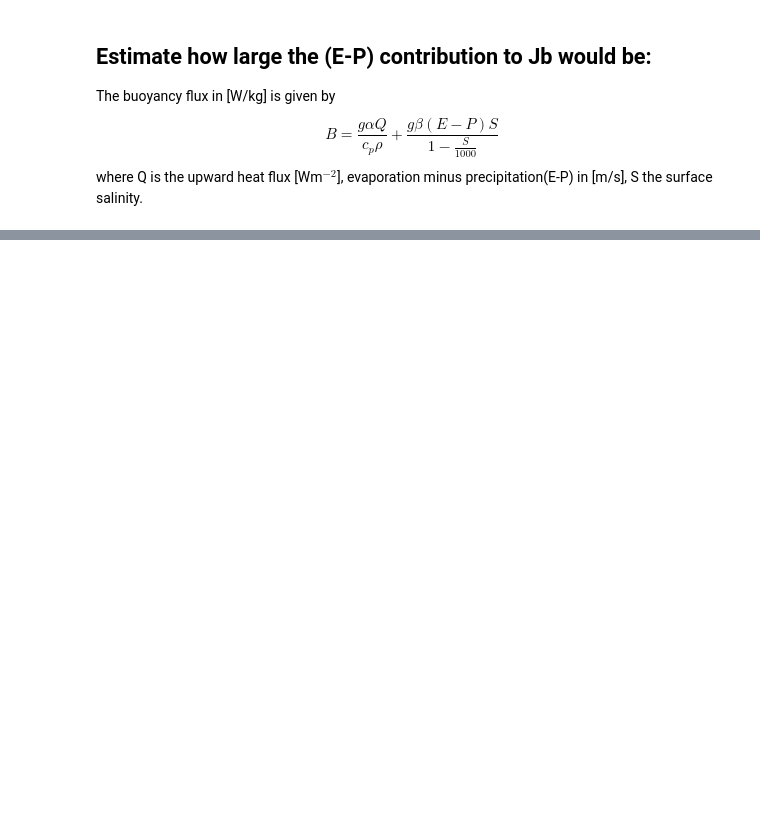
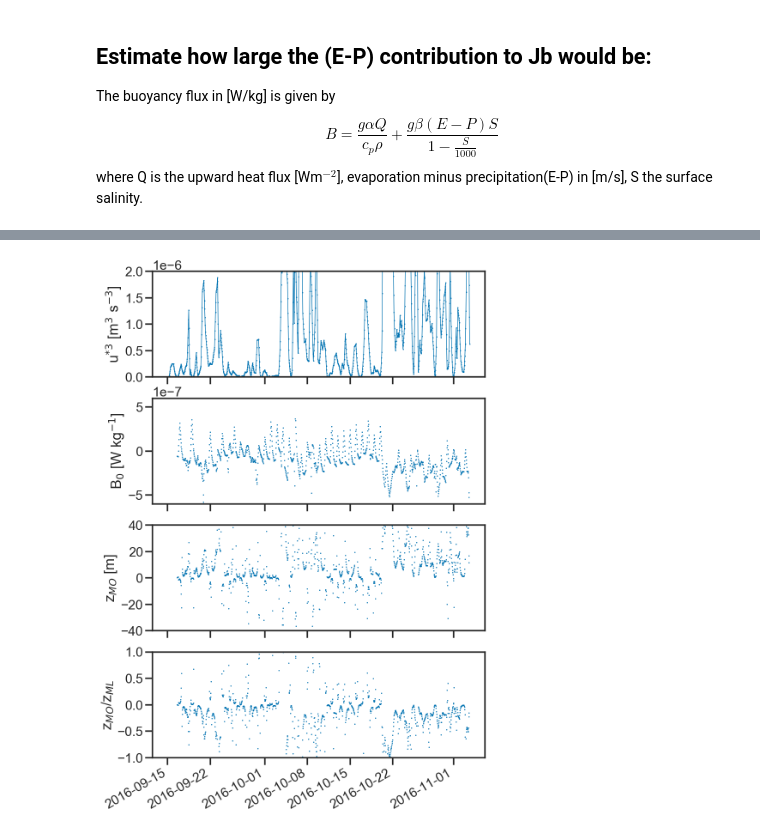
Before and after one commit to sessink/NIW, a Jupyter notebook: notebooks/turbulent_terms.ipynb, the cells around one changed output, grey strips where cells are left out. Saved outputs shown, nothing was run; the diff lists cells and outputs as text; code cells hidden in the pictures; blank space fills up the shorter version.

```diff
--- a/notebooks/turbulent_terms.ipynb
+++ b/notebooks/turbulent_terms.ipynb
@@ -67,4 +65,4 @@ met['S2'] = np.sqrt(met.dudz**2 + met.dvdz**2)
 met['mld_new'] = ('time', met.z.where( met.S2 == met.S2.max(dim='z')).mean(dim='z').rolling(time=6, center=True).mean())
 # %%
 met['S0'] = ('time',met.S.where(met.z>met.mld_new).mean(dim='z'))
-met['epz'] = ('time',raw.eps.where(met.z>met.mld_new).mean(dim='z'))
+met['epz'] = ('time',met.eps.where(met.z>met.mld_new).mean(dim='z'))
@@ -158,28 +159,30 @@ plt.savefig('../figures/buoyancy_fluxes.pdf')
 # %%
 f,ax=plt.subplots(4,1,sharex=True, figsize=(10,15))
-met['uprime'].plot(ax=ax[0],lw=0,marker='.',ms=2)
+met['uprime'].plot(ax=ax[0],lw=1,marker='.',ms=2)
 ax[0].set_xlabel(None)
 ax[0].ticklabel_format(axis='y',style='sci',scilimits=(0,-7))
 ax[0].set_ylabel(r'u$^{*3}$ [m$^3$ s$^{-3}$]')
 ax[0].set_ylim(0,2e-6)
 
 met['B'].plot(ax=ax[1],lw=0,marker='.',ms=2)
 ax[1].set_xlabel(None)
 ax[1].set_ylabel(r'B$_0$ [W kg$^{-1}$]')
 # ax[0].ticklabel_format(axis='y',style='sci',scilimits=(-6,6))
 ax[1].set_ylim(-6e-7,6e-7)
 
 met.MO.plot(ax=ax[2],lw=0,marker='.',ms=2)
 ax[2].set_xlabel(None)
 ax[2].set_ylim(-40,40);
 ax[2].set_ylabel(r'z$_{MO}$ [m]')
 
 met.MO_MLD.plot(ax=ax[3],lw=0,marker='.',ms=2)
 ax[3].set_xlabel(None)
 ax[3].set_ylim(-1,1);
 ax[3].set_ylabel(r'z$_{MO}$/z$_{ML}$');
 
 plt.savefig('../figures/monin_obukhov.pdf')
+# %% [output]
+[figure, added]
 # %%
 f,ax=plt.subplots(3,1,sharex=True, figsize=(10,15))
 
```
Also changed, not shown: parts of 9 cells of this notebook, 3 other files.
